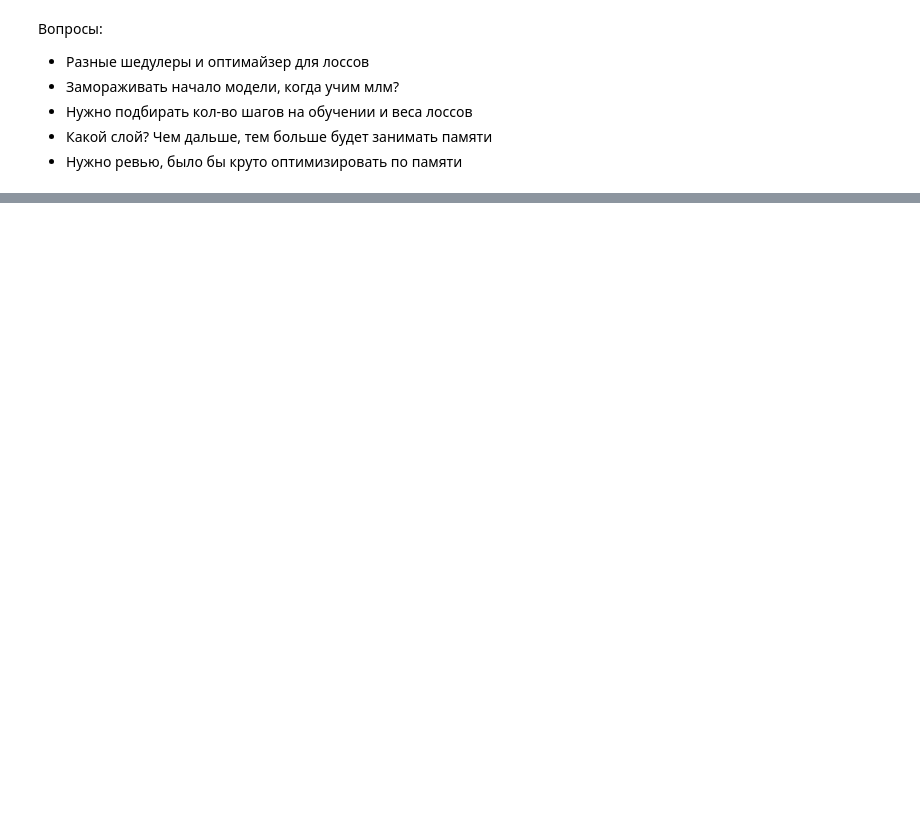
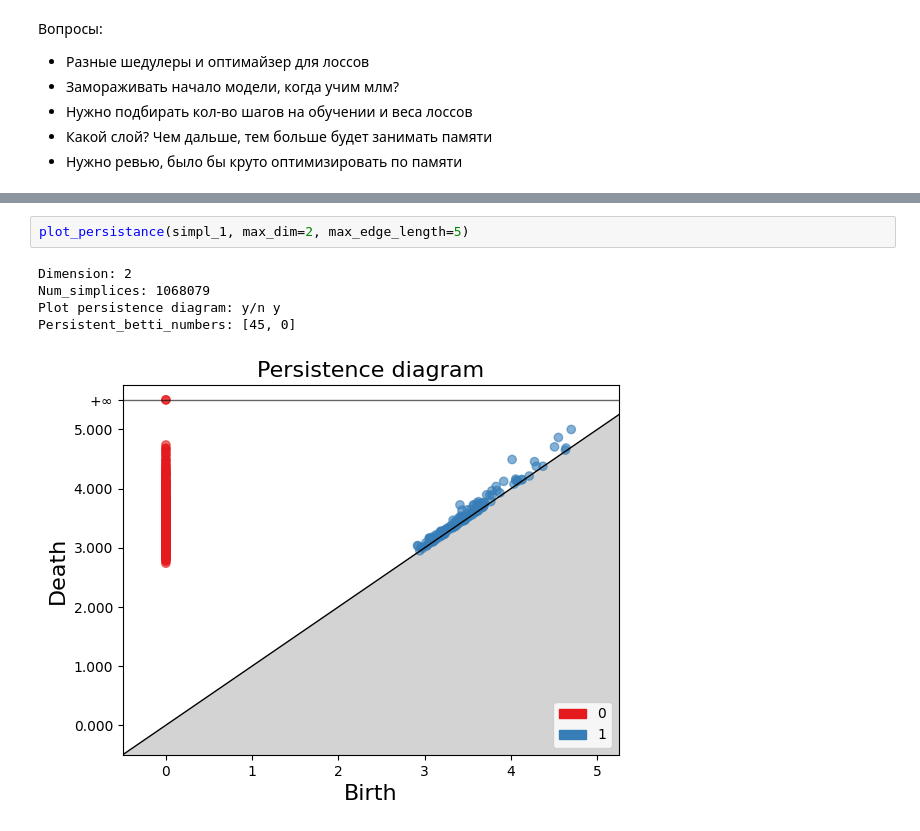
Before and after one commit to Xenomirant/ModularLM, a Jupyter notebook: bert_tuning.ipynb, the cells around one changed output, grey strips where cells are left out. Drawn from its saved outputs; the diff is of its cells as text; blank space fills up the shorter version.

```diff
--- a/bert_tuning.ipynb
+++ b/bert_tuning.ipynb
@@ -234,0 +414,8 @@ KeyboardInterrupt:
+# %%
+plot_persistance(simpl_1, max_dim=2, max_edge_length=5)
+# %% [output]
+Dimension: 2
+Num_simplices: 1068079
+Plot persistence diagram: y/n y
+Persistent_betti_numbers: [45, 0]
+[figure, added]
```
Also changed, not shown: parts of 44 cells of this notebook.
